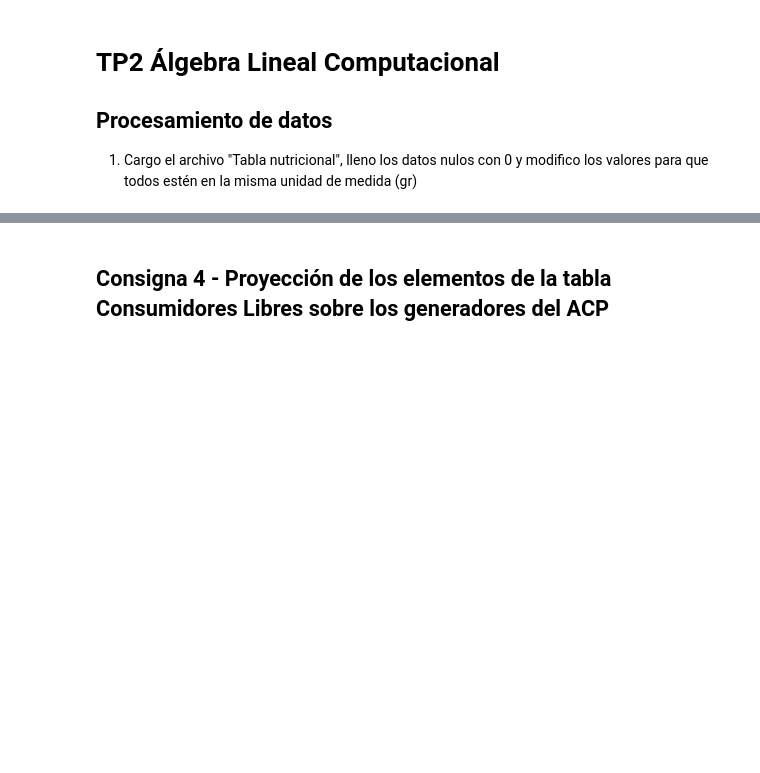
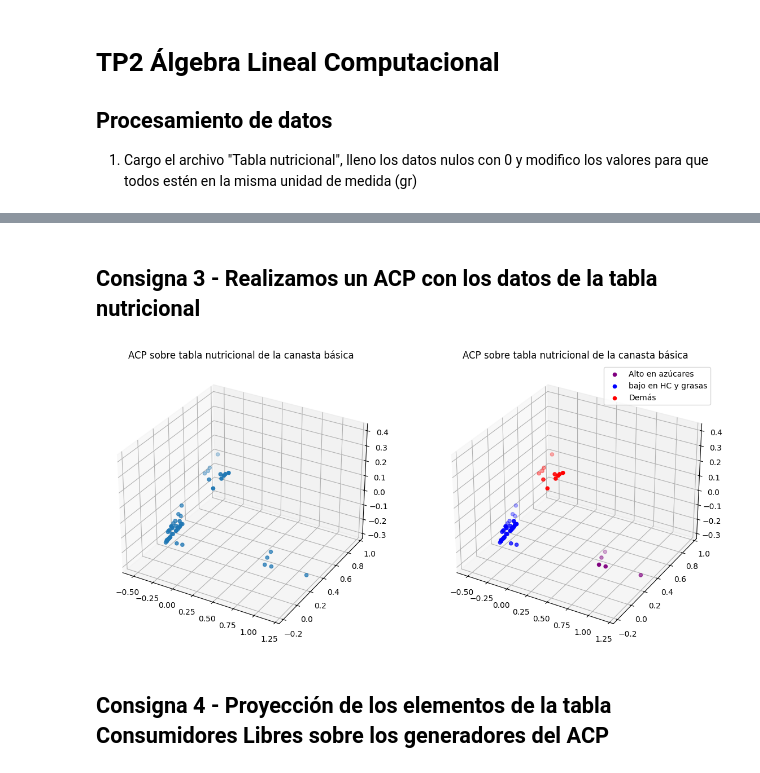
Before and after one commit to r3ch1rd/TP2alc, a Jupyter notebook: TP2alc.ipynb, the cells around one changed output, grey strips where cells are left out. Saved outputs shown, nothing was run; the diff lists cells and outputs as text; code cells hidden in the pictures; blank space fills up the shorter version.

```diff
--- a/TP2alc.ipynb
+++ b/TP2alc.ipynb
@@ -163,3 +63,74 @@ plt.show()
+# %% [markdown]
+## Consigna 3 - Realizamos un ACP con los datos de la tabla nutricional
+# %%
+# Modifico la tabla para que me muestre los nutrientes por gramo
+
+cantidades = tn[tn.columns[1]]
+tn0 = tn.copy()
+for i in range(tn.shape[0]):
+    tn0.iloc[i,1:] = tn0.iloc[i,1:]/cantidades[i]
+
+# Divido la tabla por tipo de alimento
+
+Azucarados = tn0[tn0["Azucares Libres (gr)"]>0.5]["Alimento"]
+pocoHC = tn0[(tn0["HC (gr)"]<0.3) & (tn0["Grasas (gr)"]<0.7)]["Alimento"]
+
+
+tnAzucarados = tn0.loc[tn0['Alimento'].isin(Azucarados)]
+tnPocoHC = tn0.loc[tn0['Alimento'].isin(pocoHC)]
+
+
+tnResto = tn0.loc[~tn0['Alimento'].isin(Azucarados)]
+tnResto = tnResto.loc[~tn0['Alimento'].isin(pocoHC)]
+
+#
+
+tnMedias = np.mean(tn0.iloc[:,2:], axis=0)
+
+tnCentrado = tn0.iloc[:,2:]
+for i in range(tnCentrado.shape[1]):
+    tnCentrado[tnCentrado.columns[i]] = tnCentrado[tnCentrado.columns[i]] - tnMedias[i]
+
+#
+
+tnRestoCentrado = tnResto.iloc[:,2:]
+for i in range(tnRestoCentrado.shape[1]):
+    tnRestoCentrado[tnRestoCentrado.columns[i]] = tnRestoCentrado[tnRestoCentrado.columns[i]] - tnMedias[i]
+
+tnAzucaradosCentrado = tnAzucarados.iloc[:,2:]
+for i in range(tnAzucaradosCentrado.shape[1]):
+    tnAzucaradosCentrado[tnAzucaradosCentrado.columns[i]] = tnAzucaradosCentrado[tnAzucaradosCentrado.columns[i]] - tnMedias[i]
+
+tnpocoHCentrado = tnPocoHC.iloc[:,2:]
+for i in range(tnpocoHCentrado.shape[1]):
+    tnpocoHCentrado[tnpocoHCentrado.columns[i]] = tnpocoHCentrado[tnpocoHCentrado.columns[i]] - tnMedias[i]
+
+
+#
+
+U, S, Vt = np.linalg.svd(tnCentrado)
+V_reducido = Vt[:3,:]
+
+tnProyecciones = np.dot(tnCentrado,V_reducido.T)
+
+tnAzucaradosProyecciones = np.dot(tnAzucaradosCentrado,V_reducido.T)
+tnPocoHCProyecciones = np.dot(tnpocoHCentrado,V_reducido.T)
+tnProyeccionesResto = np.dot(tnRestoCentrado,V_reducido.T)
+
+fig = plt.figure(figsize=(14,28))
+ax = fig.add_subplot(121,projection='3d')
+ax.scatter(tnProyecciones[:,0],tnProyecciones[:,1],tnProyecciones[:,2])
+ax.set_title("ACP sobre tabla nutricional de la canasta básica")
+
+ax = fig.add_subplot(122,projection='3d')
+ax.scatter(tnAzucaradosProyecciones[:,0],tnAzucaradosProyecciones[:,1],tnAzucaradosProyecciones[:,2],color="purple", label = "Alto en azúcares")
+ax.scatter(tnPocoHCProyecciones[:,0],tnPocoHCProyecciones[:,1],tnPocoHCProyecciones[:,2],color="blue", label = "bajo en HC y grasas")
+ax.scatter(tnProyeccionesResto[:,0],tnProyeccionesResto[:,1],tnProyeccionesResto[:,2], color = "red", label = "Demás")
+ax.set_title("ACP sobre tabla nutricional de la canasta básica")
+ax.legend()
+plt.show()
+# %% [output]
+[figure, added]
 # %% [markdown]
 ## Consigna 4 - Proyección de los elementos de la tabla Consumidores Libres sobre los generadores del ACP
 # %%
```
Also changed, not shown: parts of 17 cells of this notebook.
